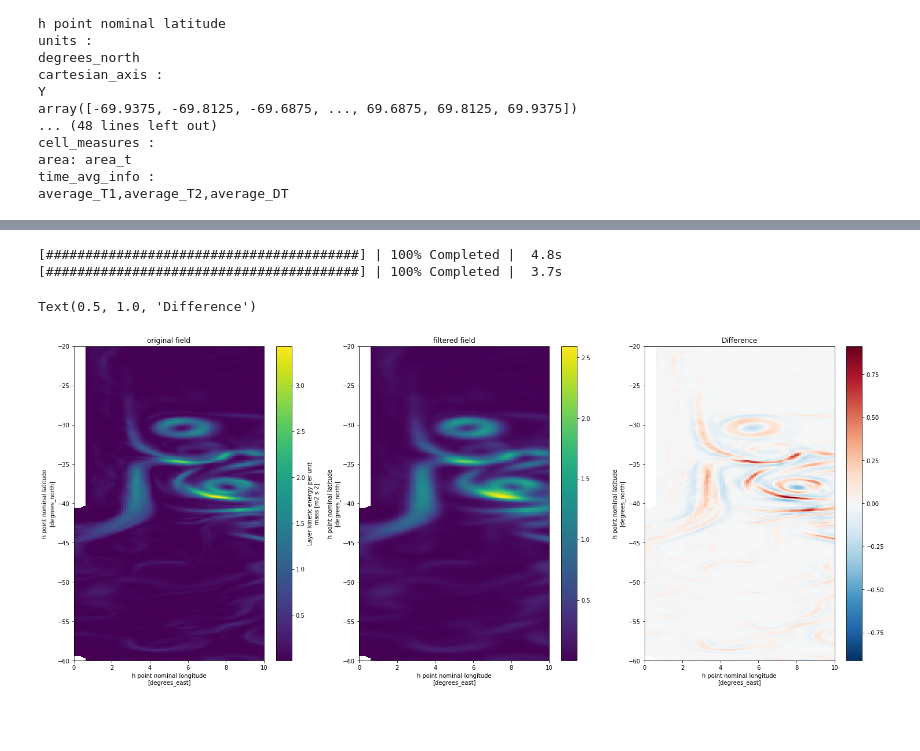
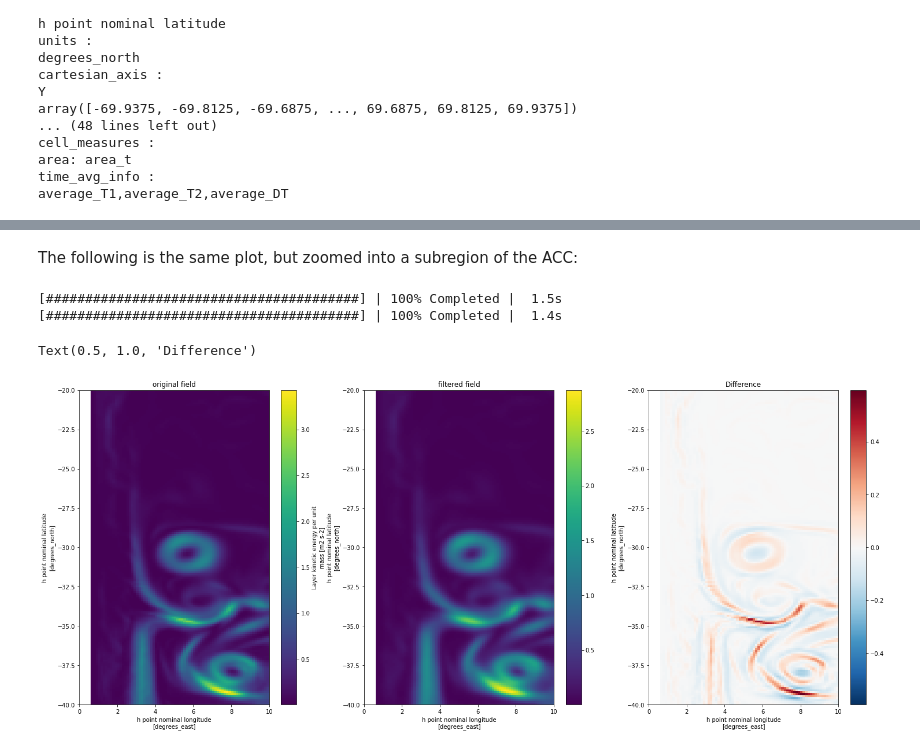
Before and after one commit to ocean-eddy-cpt/gcm-filters, a Jupyter notebook: docs/tutorial_irregular_grid.ipynb, the cells around one changed output, grey strips where cells are left out. Drawn from its saved outputs; the diff is of its cells as text; code cells hidden in the pictures; blank space fills up the shorter version.

```diff
--- a/docs/tutorial_irregular_grid.ipynb
+++ b/docs/tutorial_irregular_grid.ipynb
@@ -211,0 +317,10 @@ KE_filtered = filter.apply(KE, dims=['yh', 'xh'])
+# %%
+filter2 = gcm_filters.Filter(
+    filter_scale=4,
+    dx_min=1,
+    filter_shape=gcm_filters.FilterShape.GAUSSIAN,
+    n_steps=8,
+    grid_type=gcm_filters.GridType.CARTESIAN_WITH_LAND,
+    grid_vars={'wet_mask': wet_mask}
+)
+filter2
@@ -211,0 +331,2 @@ KE_filtered = filter.apply(KE, dims=['yh', 'xh'])
+# %%
+KE_filtered_2 = filter2.apply(KE, dims=['yh', 'xh'])
@@ -212,20 +353,22 @@ KE_filtered = filter.apply(KE, dims=['yh', 'xh'])
+# %% [markdown]
+The following is the same plot, but zoomed into a subregion of the ACC:
 # %%
 time = -1
 layer = 0
 xslice = slice(0,10)
-yslice = slice(-60,-20)
+yslice = slice(-40,-20)
 
 fig,axs = plt.subplots(1,3,figsize=(25,10))
 KE.isel(time=time,zl=layer).sel(xh=xslice,yh=yslice).plot(ax=axs[0])
 axs[0].set_title('original field')
 with ProgressBar():
-    KE_filtered.isel(time=time,zl=layer).sel(xh=xslice,yh=yslice).plot(ax=axs[1])
+    KE_filtered_2.isel(time=time,zl=layer).sel(xh=xslice,yh=yslice).plot(ax=axs[1])
 axs[1].set_title('filtered field')
 with ProgressBar():
-    (KE - KE_filtered).isel(time=time,zl=layer).sel(xh=xslice,yh=yslice).plot(ax=axs[2])
+    (KE - KE_filtered_2).isel(time=time,zl=layer).sel(xh=xslice,yh=yslice).plot(ax=axs[2])
 axs[2].set_title('Difference')
 # %% [output]
-[########################################] | 100% Completed |  4.8s
-[########################################] | 100% Completed |  3.7s
+[########################################] | 100% Completed |  1.5s
+[########################################] | 100% Completed |  1.4s
 Text(0.5, 1.0, 'Difference')
-[figure, old version]
+[figure, new version]
```
Also changed, not shown: parts of 53 cells of this notebook, 1 other file.
